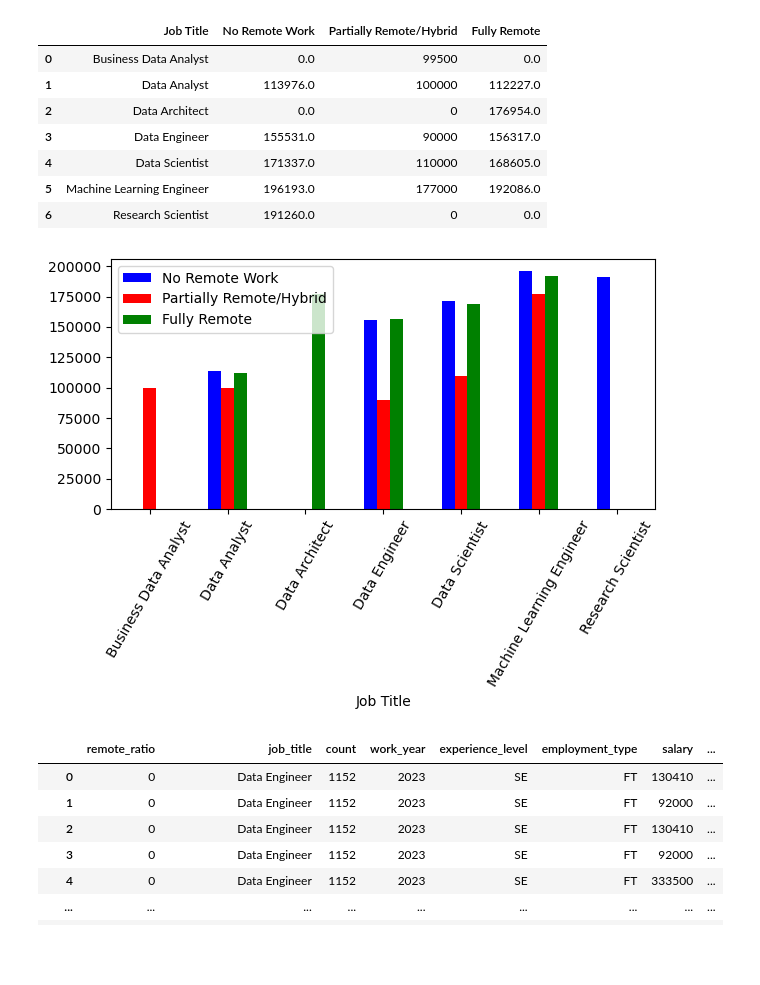
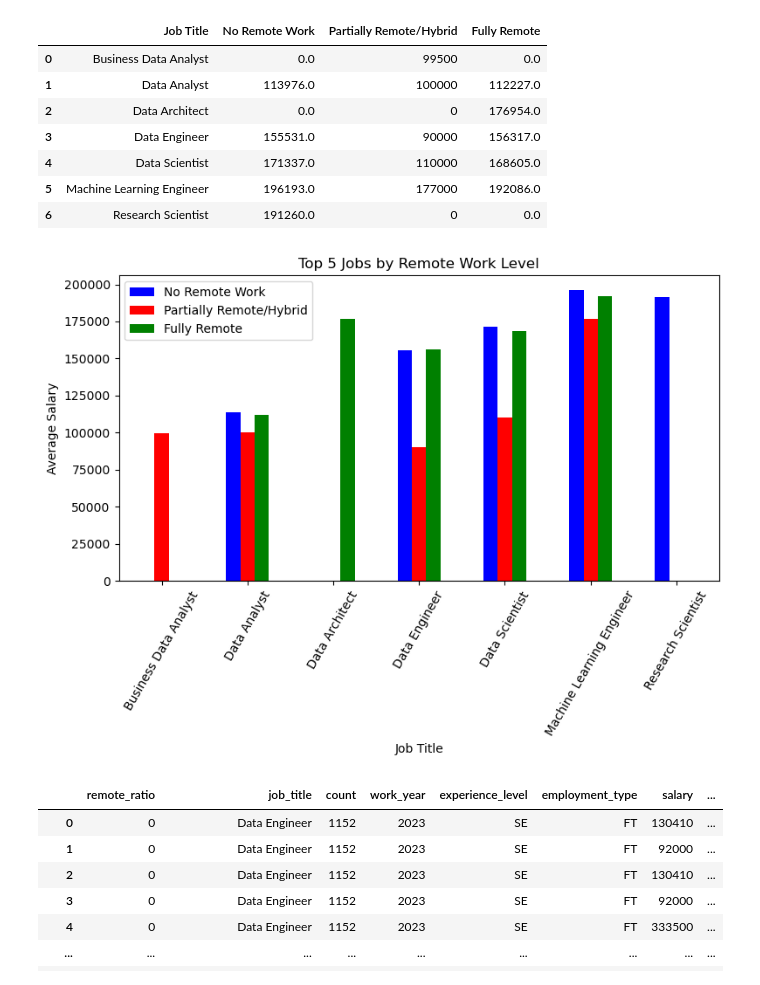
Before and after one commit to jjournot13/project-1, a Jupyter notebook: jenae/Salary_and_Remote_Work.ipynb, the cells around one changed output. Cells and saved outputs as stored; diff of their text form; code cells hidden in the pictures; blank space fills up the shorter version.

```diff
--- a/jenae/Salary_and_Remote_Work.ipynb
+++ b/jenae/Salary_and_Remote_Work.ipynb
@@ -4,7 +4,7 @@ import pandas as pd
 import numpy as np
 import matplotlib.pyplot as plt
 # %%
-clean_data = Path("Resources/clean_data.csv")
+clean_data = Path("../Resources/clean_data.csv")
 clean_data_df = pd.read_csv(clean_data)
 
 clean_data_df.head(10)
@@ -119,12 +49,12 @@ new_df
 # %%
 # Group by 'remote_ratio' and 'job_title', then count the occurrences
-count_df = new_df.groupby(['remote_ratio', 'job_title']).size().reset_index(name='count_title_remote_work')
+count_df = clean_data_df.groupby(['remote_ratio', 'job_title']).size().reset_index(name='count_title_remote_work')
 
 # Find the five job titles with the most counts for each remote ratio
 top_titles_per_remote_ratio = count_df.groupby('remote_ratio').apply(lambda x: x.nlargest(5, 'count_title_remote_work')).reset_index(drop=True)
 
 # Group by 'remote_ratio' and 'job_title', then calculate the mean salary
-average_salary_df = new_df.groupby(['remote_ratio', 'job_title'])['salary'].mean().reset_index()
+average_salary_df = clean_data_df.groupby(['remote_ratio', 'job_title'])['salary'].mean().reset_index()
 
 # Merge the DataFrames on 'remote_ratio' and 'job_title'
 result_df = pd.merge(top_titles_per_remote_ratio, average_salary_df, on=['remote_ratio', 'job_title'], how='left')
@@ -160,16 +90,22 @@ result_pivoted_df
 # %%
 result_pivoted_df.set_index('Job Title').plot.bar(color={'No Remote Work': 'blue',
                                                          'Partially Remote/Hybrid': 'red',
-                                                         'Fully Remote': 'green'}, rot = 60)
+                                                         'Fully Remote': 'green'},
+                                                  rot = 60,
+                                                 figsize=(8, 6))
+
+plt.title('Top 5 Jobs by Remote Work Level')
+plt.xlabel('Job Title')
+plt.ylabel('Average Salary')
 
 plt.tight_layout()
 
 # Save the figure
-plt.savefig("jenae/Fig1.png")
+plt.savefig("Top_5_Avg_Salary_by_Remote_Ratio_Comparison.png")
 
 plt.show()
 # %% [output]
-[figure, old version]
+[figure, new version]
 # %%
 # Group by 'remote_ratio' and 'job_title', count occurrences, and reset the index
 grouped_size_data = clean_data_df.groupby(['remote_ratio', 'job_title']).size().reset_index(name='count')
```
Also changed, not shown: parts of 23 cells of this notebook, 8 other files.
